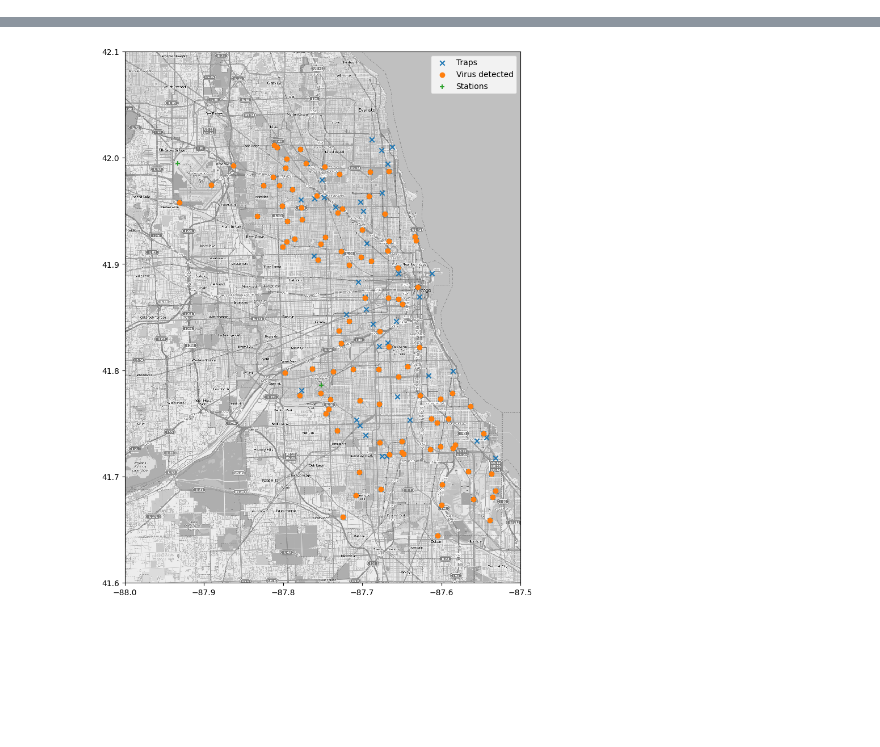
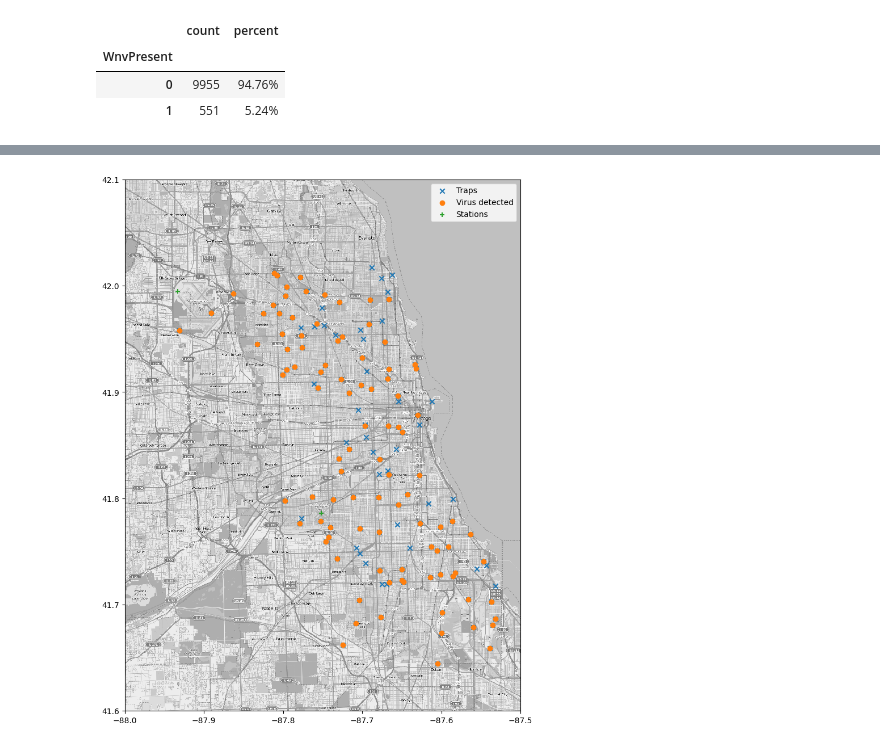
Before and after one commit to AgaZgo/west_nile_virus_prediction, a Jupyter notebook: notebooks/exploratory_data_analysis.ipynb, the cells around one changed output, grey strips where cells are left out. Cells and saved outputs as stored; diff of their text form; code cells hidden in the pictures; blank space fills up the shorter version.

```diff
--- a/notebooks/exploratory_data_analysis.ipynb
+++ b/notebooks/exploratory_data_analysis.ipynb
@@ -48,0 +90,9 @@ data_test.Date = pd.to_datetime(data_test.Date)
+# %%
+classes = data_train.WnvPresent.value_counts().to_frame()
+classes['percent'] = (classes['count']/classes['count'].sum()*100).round(2).astype('str')+'%'
+classes
+# %% [output]
+|  | count | percent |
+| WnvPresent |  |  |
+| 0 | 9955 | 94.76% |
+| 1 | 551 | 5.24% |
```
Also changed, not shown: parts of 28 cells of this notebook.
